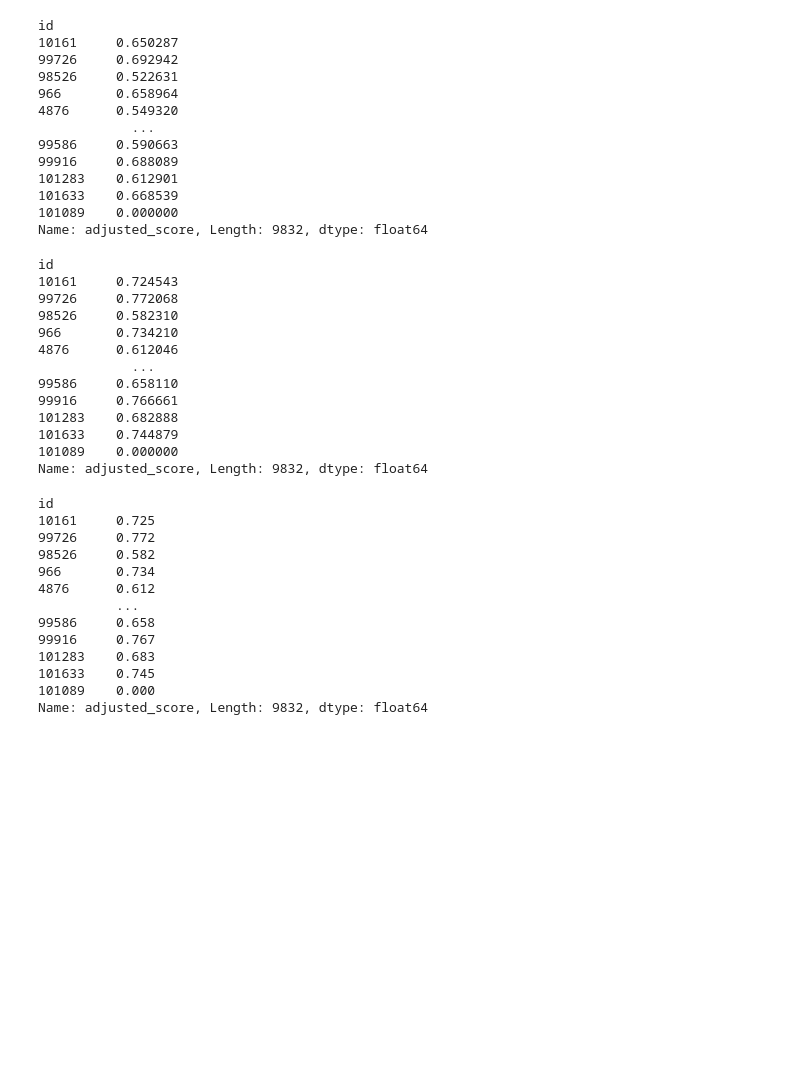
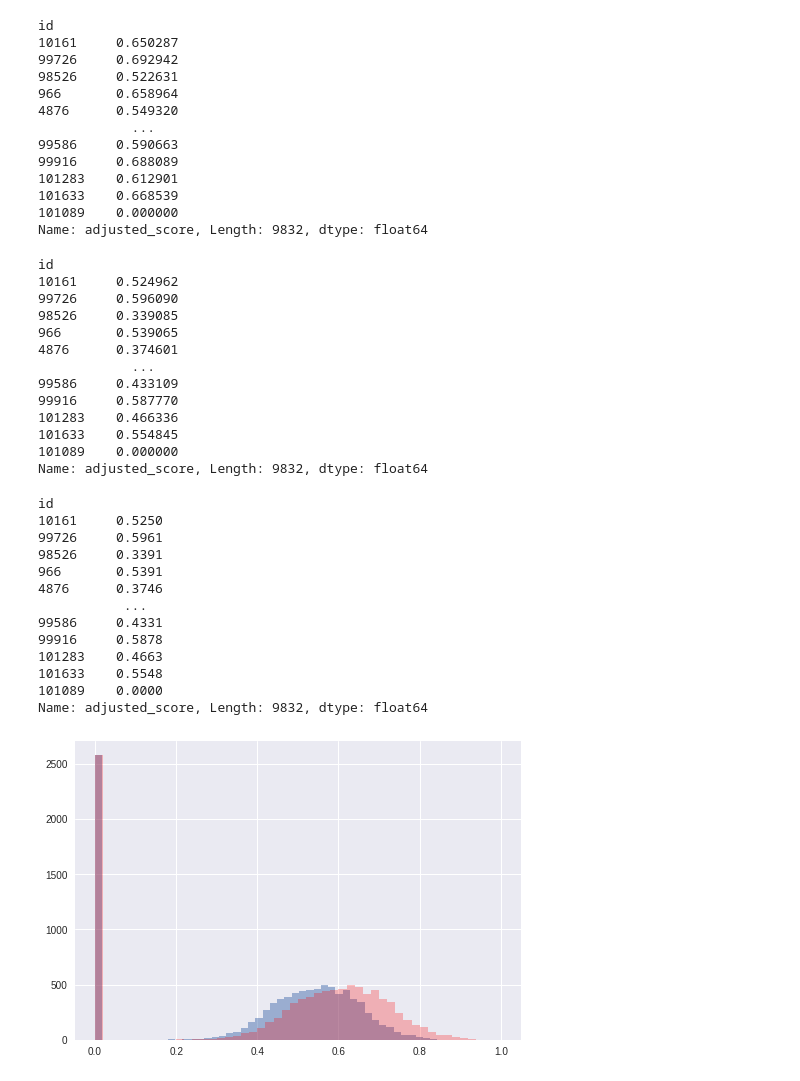
Before and after one commit to sn-ekstrand/content-based-anime-recommender, a Jupyter notebook: final.ipynb, the cells around one changed output. Drawn from its saved outputs; the diff is of its cells as text; code cells hidden in the pictures; blank space fills up the shorter version.

```diff
--- a/final.ipynb
+++ b/final.ipynb
@@ -65,40 +65,45 @@ id
 101089    0.000000
 Name: adjusted_score, Length: 9832, dtype: float64
 # %%
-x = (adjusted_score_df['adjusted_score'] * 2)
+x = (adjusted_score_df['adjusted_score'] ** 2)
 x /= max(x)
 x
 # %% [output]
 id
-10161     0.724543
-99726     0.772068
-98526     0.582310
-966       0.734210
-4876      0.612046
+10161     0.524962
+99726     0.596090
+98526     0.339085
+966       0.539065
+4876      0.374601
             ...
-99586     0.658110
-99916     0.766661
-101283    0.682888
-101633    0.744879
+99586     0.433109
+99916     0.587770
+101283    0.466336
+101633    0.554845
 101089    0.000000
 Name: adjusted_score, Length: 9832, dtype: float64
 # %%
-adjusted_scores = round(x, 3)
+adjusted_scores = round(x, 4)
 adjusted_scores
 # %% [output]
 id
-10161     0.725
-99726     0.772
-98526     0.582
-966       0.734
-4876      0.612
-          ...
-99586     0.658
-99916     0.767
-101283    0.683
-101633    0.745
-101089    0.000
+10161     0.5250
+99726     0.5961
+98526     0.3391
+966       0.5391
+4876      0.3746
+           ...
+99586     0.4331
+99916     0.5878
+101283    0.4663
+101633    0.5548
+101089    0.0000
 Name: adjusted_score, Length: 9832, dtype: float64
+# %%
+plt.hist(adjusted_score_df['adjusted_score'], bins=50, alpha=.5)
+plt.hist(adjusted_scores, bins=50, alpha=.25, color='red');
+# %% [output]
+[figure, added]
 # %%
 weighted_sim_mat = (sim_mat * adjusted_scores.to_numpy())
 weighted_sim_mat
```
Also changed, not shown: parts of 6 cells of this notebook.
